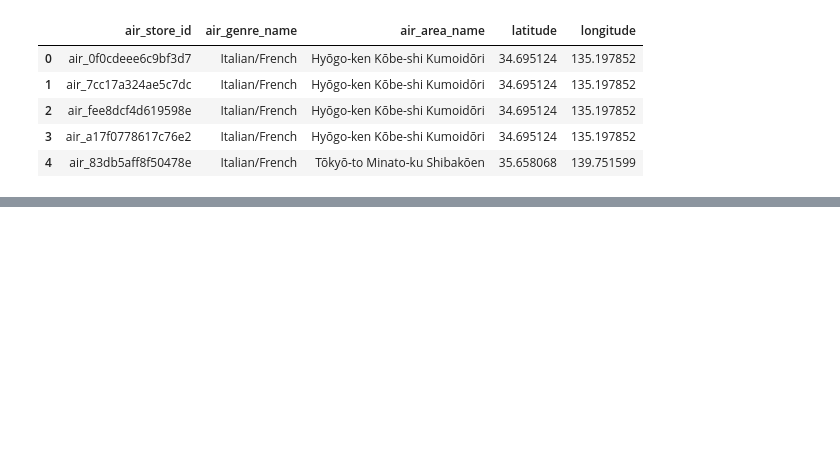
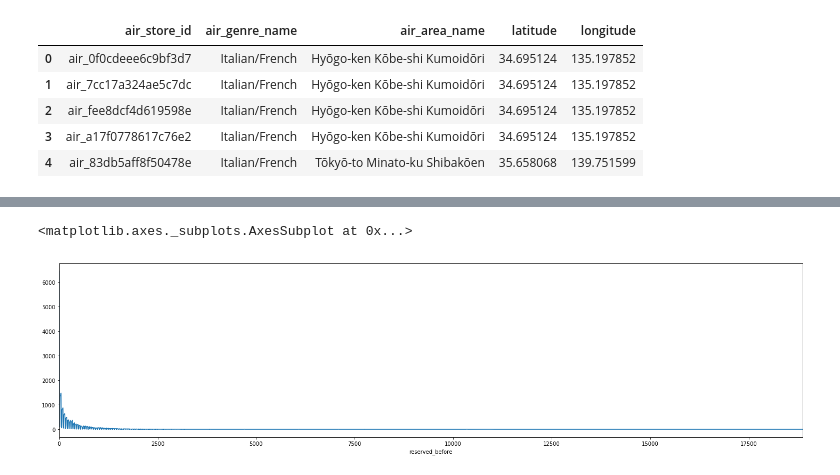
Before and after one commit to Nashavi/Recruit-prediction, a Jupyter notebook: 4th Model.ipynb, the cells around one changed output, grey strips where cells are left out. Saved outputs shown, nothing was run; the diff lists cells and outputs as text; code cells hidden in the pictures; blank space fills up the shorter version.

```diff
--- a/4th Model.ipynb
+++ b/4th Model.ipynb
@@ -99,3 +99,6 @@ air_store_info.head()
 | 2 | air_fee8dcf4d619598e | Italian/French | Hyōgo-ken Kōbe-shi Kumoidōri | 34.695124 | 135.197852 |
 | 3 | air_a17f0778617c76e2 | Italian/French | Hyōgo-ken Kōbe-shi Kumoidōri | 34.695124 | 135.197852 |
 | 4 | air_83db5aff8f50478e | Italian/French | Tōkyō-to Minato-ku Shibakōen | 35.658068 | 139.751599 |
+# %%
+combined_data['reserved_before'] = combined_data['day_diff']*24 + combined_data['time_diff']
+combined_data.head()
@@ -101,0 +112,5 @@ air_store_info.head()
+# %%
+combined_data.groupby('reserved_before')['reserved_before'].count().plot(figsize = (25,6))
+# %% [output]
+<matplotlib.axes._subplots.AxesSubplot at 0x...>
+[figure, added]
```
Also changed, not shown: parts of 16 cells of this notebook, 1 other file.
